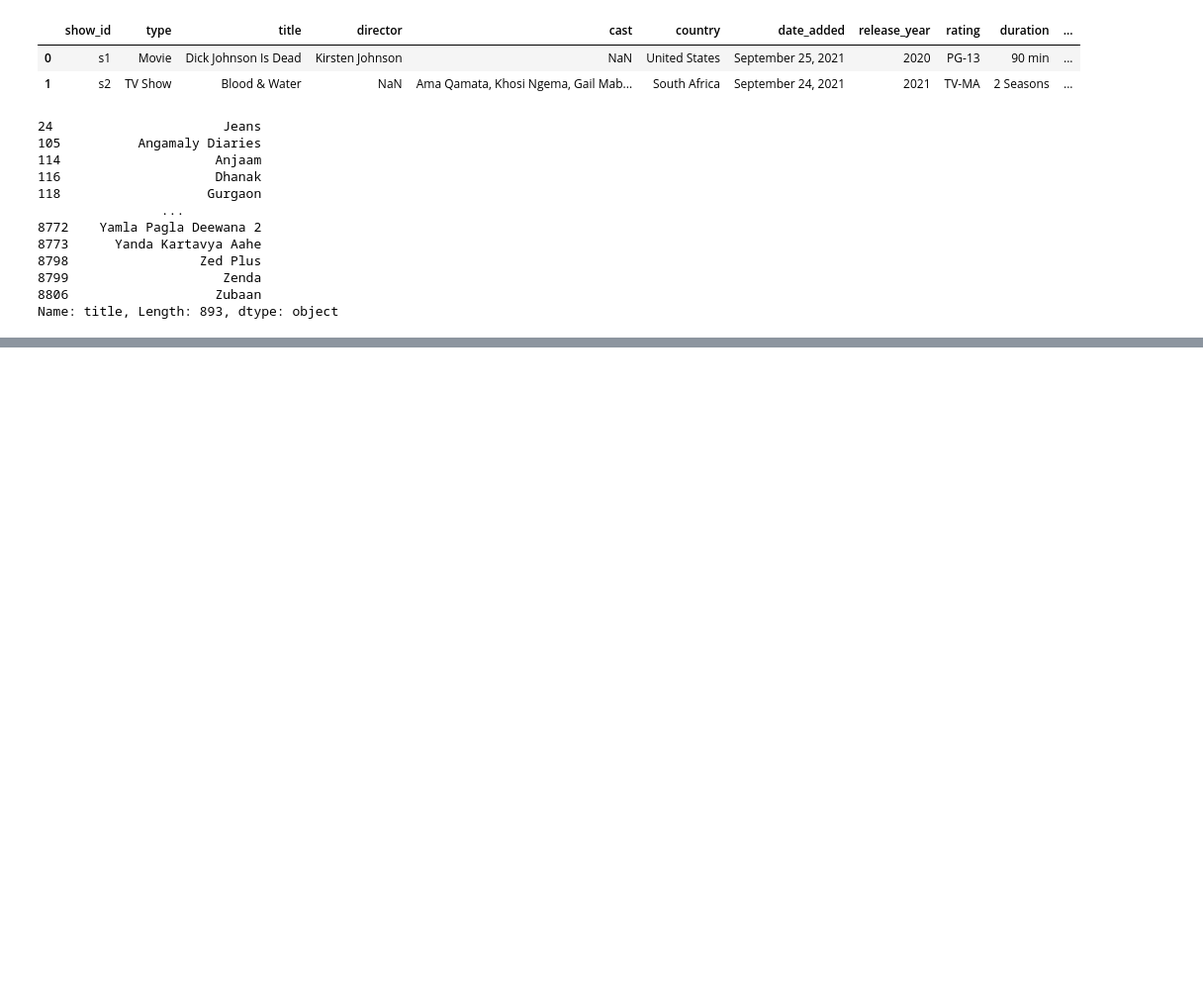
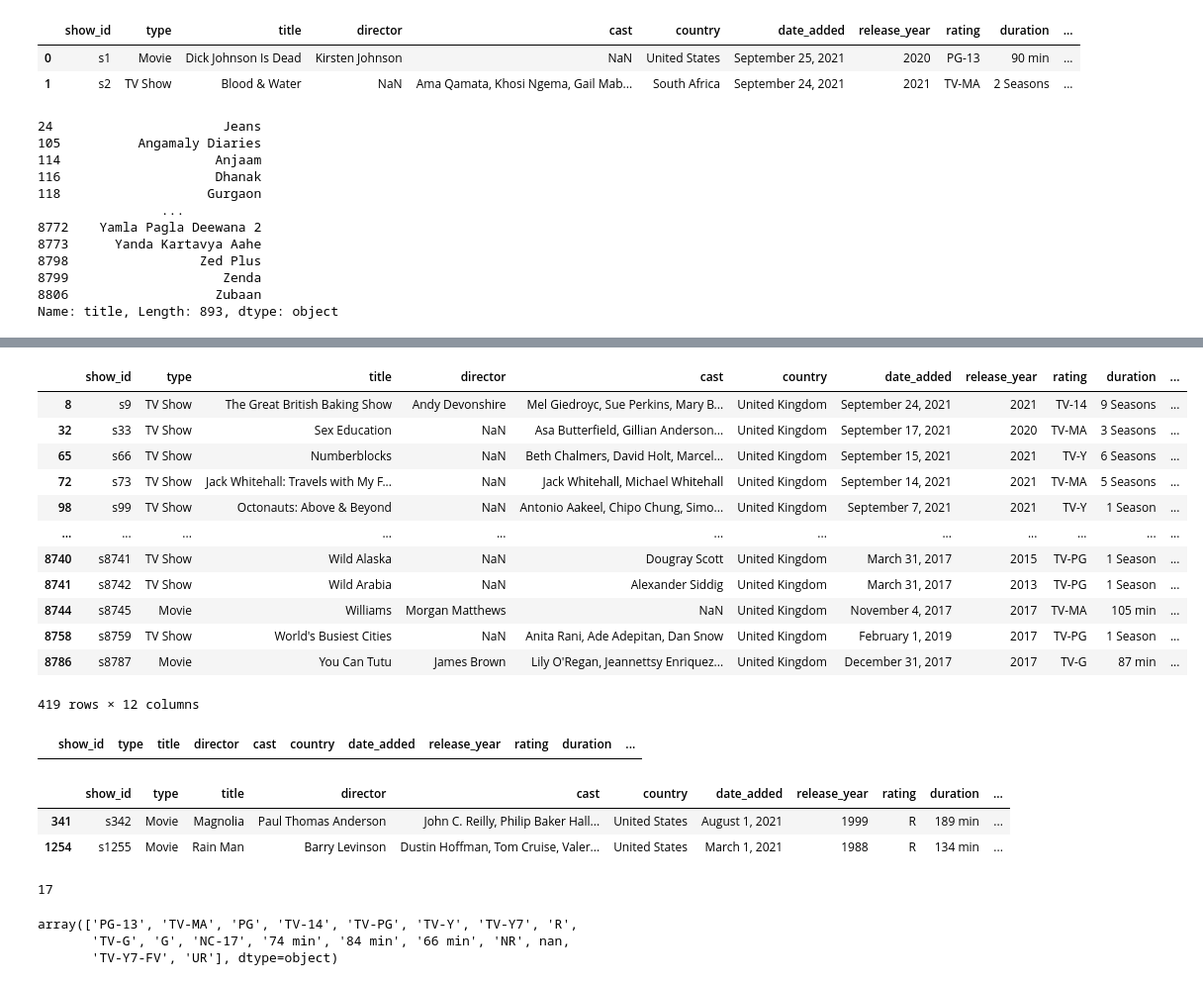
Before and after one commit to JayeshBayla2003/netflix_data_analysis, a Jupyter notebook: netflix_data_analytics.ipynb, the cells around one changed output, grey strips where cells are left out. Shown at 99% size. Drawn from its saved outputs; the diff is of its cells as text; code cells hidden in the pictures; blank space fills up the shorter version.

```diff
--- a/netflix_data_analytics.ipynb
+++ b/netflix_data_analytics.ipynb
@@ -318,0 +335,22 @@ Name: title, Length: 79, dtype: object
+# %%
+#show all the records where type is movie and type is comedies or country is united kingdom
+df[(df['type'] == 'Movie') & (df['listed_in'] == 'comedies') | (df['country'] == 'United Kingdom')]
+# %% [output]
+|  | show_id | type | title | director | cast | country | date_added | release_year | rating | duration | ... |
+| 8 | s9 | TV Show | The Great British Baking Show | Andy Devonshire | Mel Giedroyc, Sue Perkins, Mary B... | United Kingdom | September 24, 2021 | 2021 | TV-14 | 9 Seasons | ... |
+| 32 | s33 | TV Show | Sex Education | NaN | Asa Butterfield, Gillian Anderson... | United Kingdom | September 17, 2021 | 2020 | TV-MA | 3 Seasons | ... |
+| 65 | s66 | TV Show | Numberblocks | NaN | Beth Chalmers, David Holt, Marcel... | United Kingdom | September 15, 2021 | 2021 | TV-Y | 6 Seasons | ... |
+| 72 | s73 | TV Show | Jack Whitehall: Travels with My F... | NaN | Jack Whitehall, Michael Whitehall | United Kingdom | September 14, 2021 | 2021 | TV-MA | 5 Seasons | ... |
+| 98 | s99 | TV Show | Octonauts: Above & Beyond | NaN | Antonio Aakeel, Chipo Chung, Simo... | United Kingdom | September 7, 2021 | 2021 | TV-Y | 1 Season | ... |
+| ... | ... | ... | ... | ... | ... | ... | ... | ... | ... | ... | ... |
+| 8740 | s8741 | TV Show | Wild Alaska | NaN | Dougray Scott | United Kingdom | March 31, 2017 | 2015 | TV-PG | 1 Season | ... |
+| 8741 | s8742 | TV Show | Wild Arabia | NaN | Alexander Siddig | United Kingdom | March 31, 2017 | 2013 | TV-PG | 1 Season | ... |
+| 8744 | s8745 | Movie | Williams | Morgan Matthews | NaN | United Kingdom | November 4, 2017 | 2017 | TV-MA | 105 min | ... |
+| 8758 | s8759 | TV Show | World's Busiest Cities | NaN | Anita Rani, Ade Adepitan, Dan Snow | United Kingdom | February 1, 2019 | 2017 | TV-PG | 1 Season | ... |
+| 8786 | s8787 | Movie | You Can Tutu | James Brown | Lily O'Regan, Jeannettsy Enriquez... | United Kingdom | December 31, 2017 | 2017 | TV-G | 87 min | ... |
+419 rows × 12 columns
+# %%
+#in how many movies/shows where tom cruise was cast
+df[df['cast'] == 'Tom Cruise']
+# %% [output]
+|  | show_id | type | title | director | cast | country | date_added | release_year | rating | duration | ... |
@@ -318,0 +359,17 @@ Name: title, Length: 79, dtype: object
+# %%
+df_new[df_new['cast'].str.contains('Tom Cruise')]
+# %% [output]
+|  | show_id | type | title | director | cast | country | date_added | release_year | rating | duration | ... |
+| 341 | s342 | Movie | Magnolia | Paul Thomas Anderson | John C. Reilly, Philip Baker Hall... | United States | August 1, 2021 | 1999 | R | 189 min | ... |
+| 1254 | s1255 | Movie | Rain Man | Barry Levinson | Dustin Hoffman, Tom Cruise, Valer... | United States | March 1, 2021 | 1988 | R | 134 min | ... |
+# %%
+#what are the diffrent ratings defined by netflix?
+df['rating'].nunique()
+# %% [output]
+17
+# %%
+df['rating'].unique()
+# %% [output]
+array(['PG-13', 'TV-MA', 'PG', 'TV-14', 'TV-PG', 'TV-Y', 'TV-Y7', 'R',
+       'TV-G', 'G', 'NC-17', '74 min', '84 min', '66 min', 'NR', nan,
+       'TV-Y7-FV', 'UR'], dtype=object)
```
Also changed, not shown: parts of 34 cells of this notebook.
